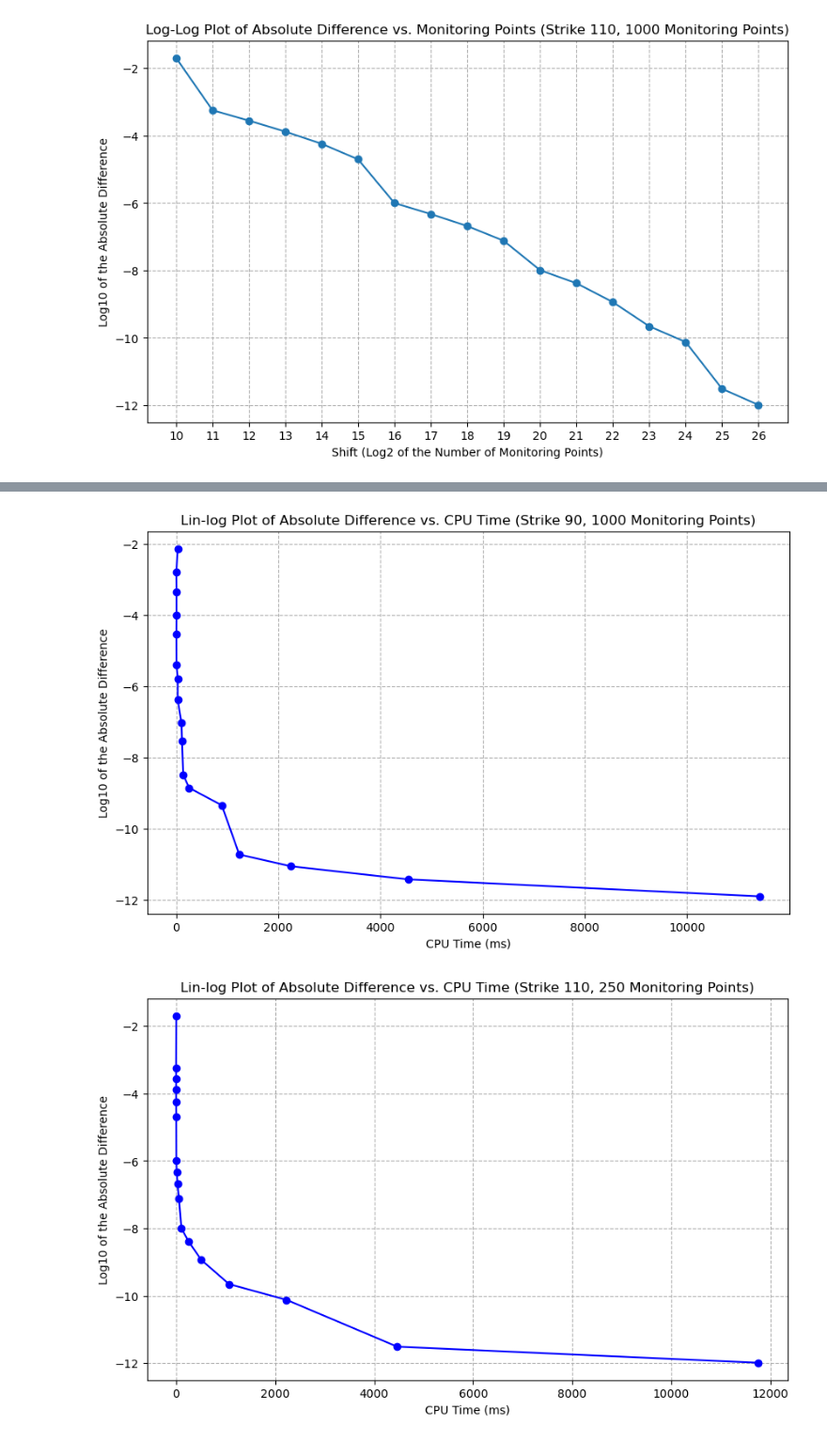
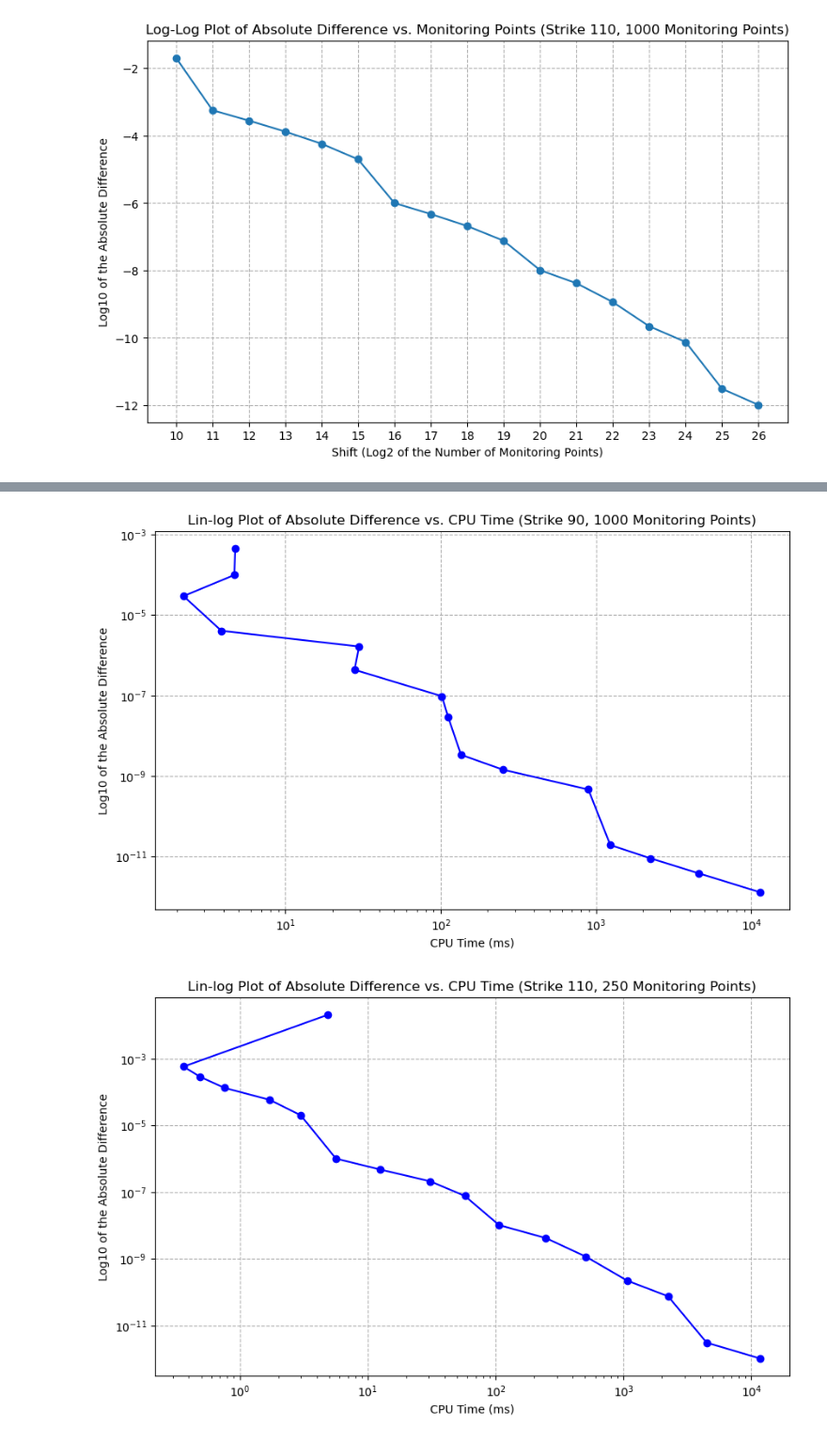
Before and after one commit to Hadi-Khan-Projects/Asian-Option-Pricing-Algorithms, a Jupyter notebook: plotting.ipynb, the cells around one changed output, grey strips where cells are left out. Shown at 94% size. Drawn from its saved outputs; the diff is of its cells as text; code cells hidden in the pictures.

Commit message:
Plotting: update

```diff
--- a/plotting.ipynb
+++ b/plotting.ipynb
@@ -224,53 +226,64 @@ plt.show()
 # %%
 # Strike 90, 1000 monitoring points
 # First, times CPU time by 1000 to get milliseconds, to an array called cpu_time_ms
-cpu_time_ms = np.array(data_strike90_monpoints_1000_FFT["CPU_Time"] * 1000)
+cpu_time_ms = np.array(data_strike90_monpoints_1000_FFT["CPU_Time"] * 1000)[2:-1]
 
-# Convert AbsDiff to a numpy array for manipulation
-abs_diff_array = np.array(data_strike90_monpoints_1000_FFT["AbsDiff"])
+# y scale
+abs_diff_array = np.array(data_strike90_monpoints_1000_FFT["AbsDiff"])[2:-1]
 
-# Replace 0 with nan to avoid log(0) issues
-abs_diff_array_replaced = np.where(abs_diff_array == 0, np.nan, abs_diff_array)
 
-# Calculate log10 of the replaced AbsDiff values
-y_values_corrected = np.log10(abs_diff_array_replaced)
+# # Convert AbsDiff to a numpy array for manipulation
+# abs_diff_array = np.array(data_strike90_monpoints_1000_FFT["AbsDiff"])
+
+# # Replace 0 with nan to avoid log(0) issues
+# abs_diff_array_replaced = np.where(abs_diff_array == 0, np.nan, abs_diff_array)
+
+# # Calculate log10 of the replaced AbsDiff values
+# y_values_corrected = np.log10(abs_diff_array_replaced)
 
 # Plotting with the corrected data
 plt.figure(figsize=(10, 6))
-plt.plot(cpu_time_ms, y_values_corrected, marker='o', linestyle='-', color='blue')
+plt.plot(cpu_time_ms, abs_diff_array, marker='o', linestyle='-', color='blue')
+plt.yscale('log')
+plt.xscale('log')
 plt.xlabel('CPU Time (ms)')
 plt.ylabel('Log10 of the Absolute Difference')
 plt.title('Lin-log Plot of Absolute Difference vs. CPU Time (Strike 90, 1000 Monitoring Points)')
-plt.grid(True, which="both", ls="--")
+plt.grid(True, which="major", ls="--")
 
 plt.show()
 # %% [output]
-[figure, old version]
+[figure, new version]
 # %%
 # Strike 110, 250 monitoring points
 # First, times CPU time by 1000 to get milliseconds, to an array called cpu_time_ms
-cpu_time_ms = np.array(data_strike110_monpoints_250_FFT["CPU_Time"] * 1000)
+cpu_time_ms = np.array(data_strike110_monpoints_250_FFT["CPU_Time"] * 1000)[:-1]
 
-# Convert AbsDiff to a numpy array for manipulation
-abs_diff_array = np.array(data_strike110_monpoints_250_FFT["AbsDiff"])
+# y scale
+abs_diff_array = np.array(data_strike110_monpoints_250_FFT["AbsDiff"])[:-1]
 
-# Replace 0 with nan to avoid log(0) issues
-abs_diff_array_replaced = np.where(abs_diff_array == 0, np.nan, abs_diff_array)
+# # Convert AbsDiff to a numpy array for manipulation
+# abs_diff_array = np.array(data_strike110_monpoints_250_FFT["AbsDiff"])
 
-# Calculate log10 of the replaced AbsDiff values
-y_values_corrected = np.log10(abs_diff_array_replaced)
+# # Replace 0 with nan to avoid log(0) issues
+# abs_diff_array_replaced = np.where(abs_diff_array == 0, np.nan, abs_diff_array)
+
+# # Calculate log10 of the replaced AbsDiff values
+# y_values_corrected = np.log10(abs_diff_array_replaced)
 
 # Plotting with the corrected data
 plt.figure(figsize=(10, 6))
-plt.plot(cpu_time_ms, y_values_corrected, marker='o', linestyle='-', color='blue')
+plt.plot(cpu_time_ms, abs_diff_array, marker='o', linestyle='-', color='blue')
+plt.yscale('log')
+plt.xscale('log')
 plt.xlabel('CPU Time (ms)')
 plt.ylabel('Log10 of the Absolute Difference')
 plt.title('Lin-log Plot of Absolute Difference vs. CPU Time (Strike 110, 250 Monitoring Points)')
-plt.grid(True, which="both", ls="--")
+plt.grid(True, which="major", ls="--")
 
 plt.show()
 # %% [output]
-[figure, old version]
+[figure, new version]
 # %%
 # Strike 110, 1000 monitoring points
 # First, times CPU time by 1000 to get milliseconds, to an array called cpu_time_ms
```
Also changed, not shown: parts of 3 cells of this notebook, 8 other files.
